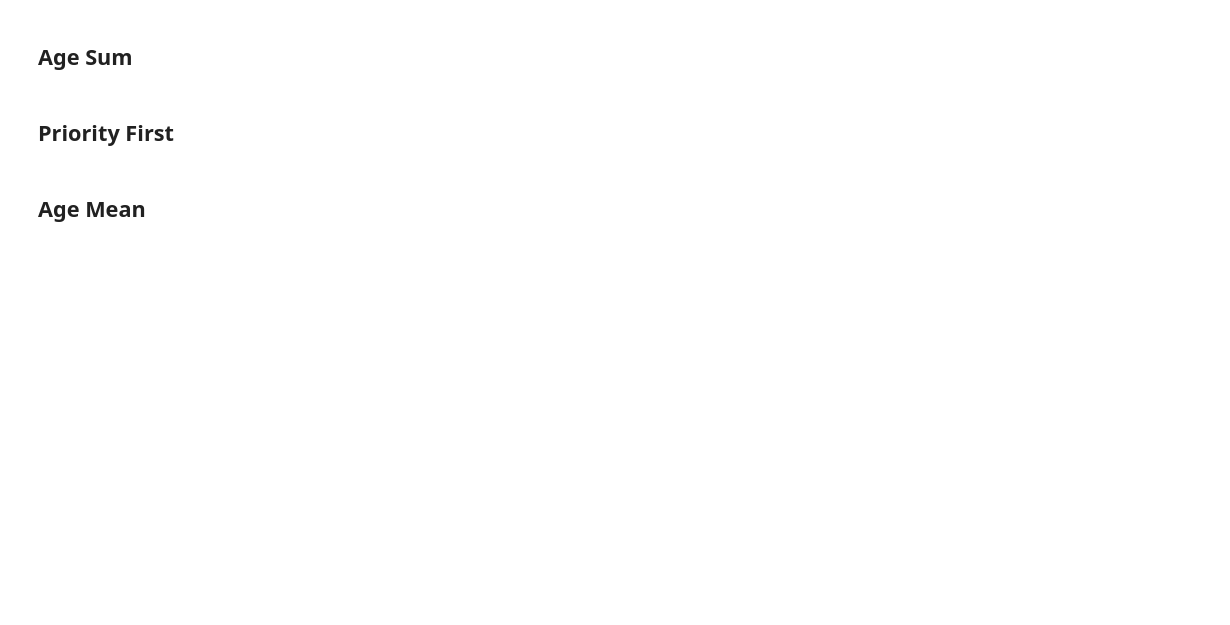
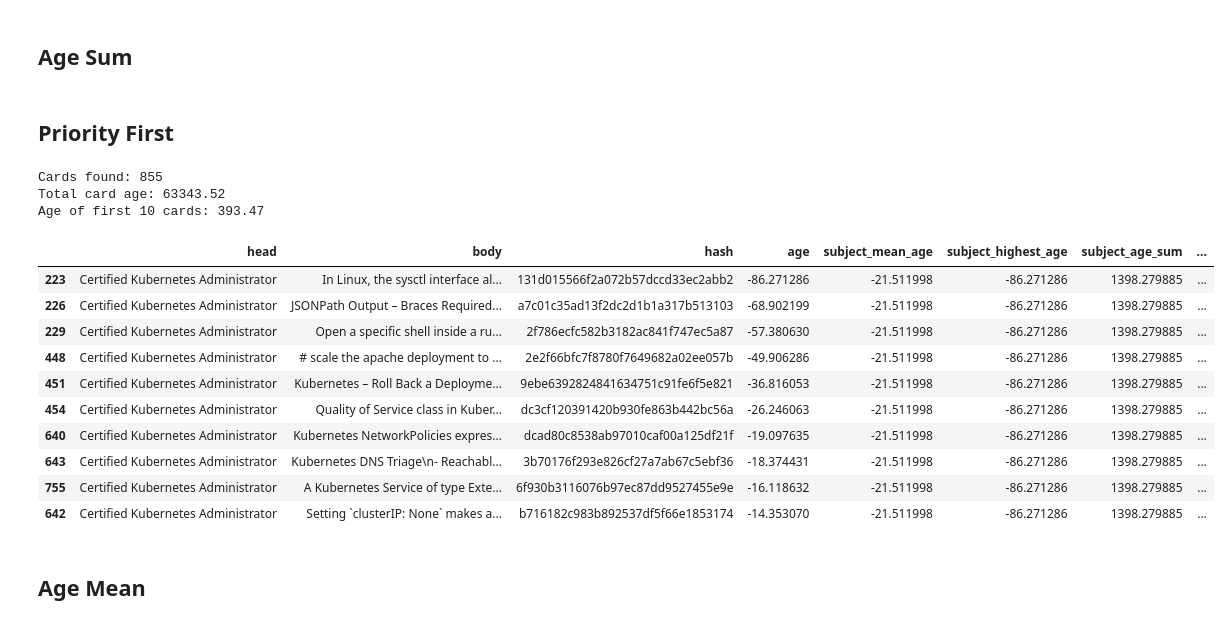
Before and after one commit to JayTY94/Certcards-refresh, a Jupyter notebook: shuffle.ipynb, the cells around one changed output. Drawn from its saved outputs; the diff is of its cells as text; code cells hidden in the pictures; blank space fills up the shorter version.

Commit message:
131d015566f2a072b57dccd33ec2abb2

```diff
--- a/shuffle.ipynb
+++ b/shuffle.ipynb
@@ -213,25 +213,40 @@ sum of ages: ~1174.50
 # %% [markdown]
 ## Priority First
 # %%
-# n = 3
-# m = existing_cards.shape[0]//100
-# existing_cards["count"] = (
-#     existing_cards.sort_values("age", ascending=False).groupby("head").cumcount()
-# )
-# existing_cards["n_fold"] = existing_cards["count"] % n
+n = 3
+m = existing_cards.shape[0]//100
+existing_cards["count"] = (
+    existing_cards.sort_values("age", ascending=False).groupby("head").cumcount()
+)
+existing_cards["n_fold"] = existing_cards["count"] % n
 
-# existing_cards["priority"] = 10
-# existing_cards.loc[priority_cards_mask, "priority"] = 0
+existing_cards["priority"] = 10
+existing_cards.loc[priority_cards_mask, "priority"] = 0
 
-# existing_cards["subject_mean_age"] *= -1
-# existing_cards['subject_highest_age'] *= -1
-# existing_cards["age"] = existing_cards["age"] * -1
-# existing_cards.sort_values(
-#     ["n_fold", "priority", "subject_highest_age", "age"], inplace=True
-# )
-# remake_card_document(existing_cards=existing_cards)
+existing_cards["subject_mean_age"] *= -1
+existing_cards['subject_highest_age'] *= -1
+existing_cards["age"] = existing_cards["age"] * -1
+existing_cards.sort_values(
+    ["n_fold", "priority", "subject_highest_age", "age"], inplace=True
+)
+remake_card_document(existing_cards=existing_cards)
 
-# existing_cards.head(10)
+existing_cards.head(10)
+# %% [output]
+Cards found: 855
+Total card age: 63343.52
+Age of first 10 cards: 393.47
+|  | head | body | hash | age | subject_mean_age | subject_highest_age | subject_age_sum | ... |
+| 223 | Certified Kubernetes Administrator | In Linux, the sysctl interface al... | 131d015566f2a072b57dccd33ec2abb2 | -86.271286 | -21.511998 | -86.271286 | 1398.279885 | ... |
+| 226 | Certified Kubernetes Administrator | JSONPath Output – Braces Required... | a7c01c35ad13f2dc2d1b1a317b513103 | -68.902199 | -21.511998 | -86.271286 | 1398.279885 | ... |
+| 229 | Certified Kubernetes Administrator | Open a specific shell inside a ru... | 2f786ecfc582b3182ac841f747ec5a87 | -57.380630 | -21.511998 | -86.271286 | 1398.279885 | ... |
+| 448 | Certified Kubernetes Administrator | # scale the apache deployment to ... | 2e2f66bfc7f8780f7649682a02ee057b | -49.906286 | -21.511998 | -86.271286 | 1398.279885 | ... |
+| 451 | Certified Kubernetes Administrator | Kubernetes – Roll Back a Deployme... | 9ebe6392824841634751c91fe6f5e821 | -36.816053 | -21.511998 | -86.271286 | 1398.279885 | ... |
+| 454 | Certified Kubernetes Administrator | Quality of Service class in Kuber... | dc3cf120391420b930fe863b442bc56a | -26.246063 | -21.511998 | -86.271286 | 1398.279885 | ... |
+| 640 | Certified Kubernetes Administrator | Kubernetes NetworkPolicies expres... | dcad80c8538ab97010caf00a125df21f | -19.097635 | -21.511998 | -86.271286 | 1398.279885 | ... |
+| 643 | Certified Kubernetes Administrator | Kubernetes DNS Triage\n- Reachabl... | 3b70176f293e826cf27a7ab67c5ebf36 | -18.374431 | -21.511998 | -86.271286 | 1398.279885 | ... |
+| 755 | Certified Kubernetes Administrator | A Kubernetes Service of type Exte... | 6f930b3116076b97ec87dd9527455e9e | -16.118632 | -21.511998 | -86.271286 | 1398.279885 | ... |
+| 642 | Certified Kubernetes Administrator | Setting `clusterIP: None` makes a... | b716182c983b892537df5f66e1853174 | -14.353070 | -21.511998 | -86.271286 | 1398.279885 | ... |
 # %% [markdown]
 ## Age Mean
 # %%
```
Also changed, not shown: parts of 7 cells of this notebook, 3 other files.
